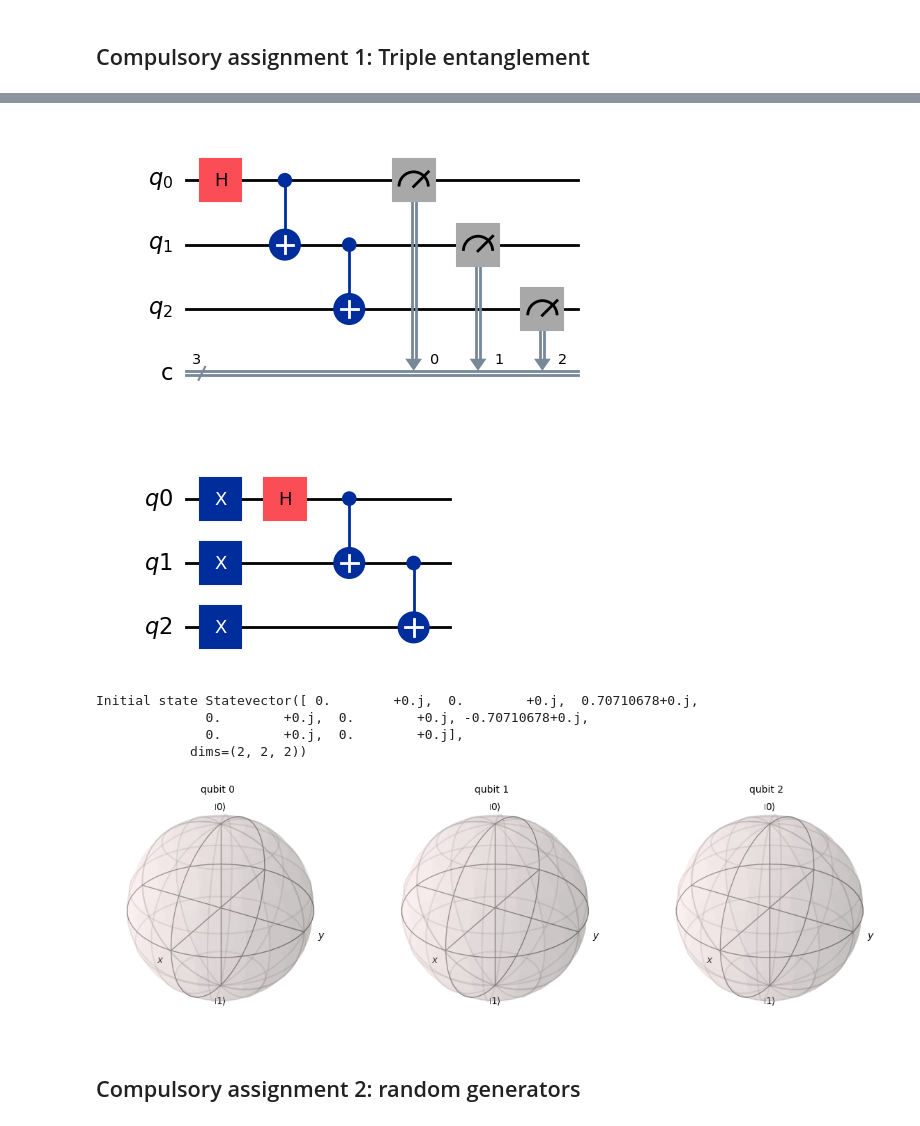
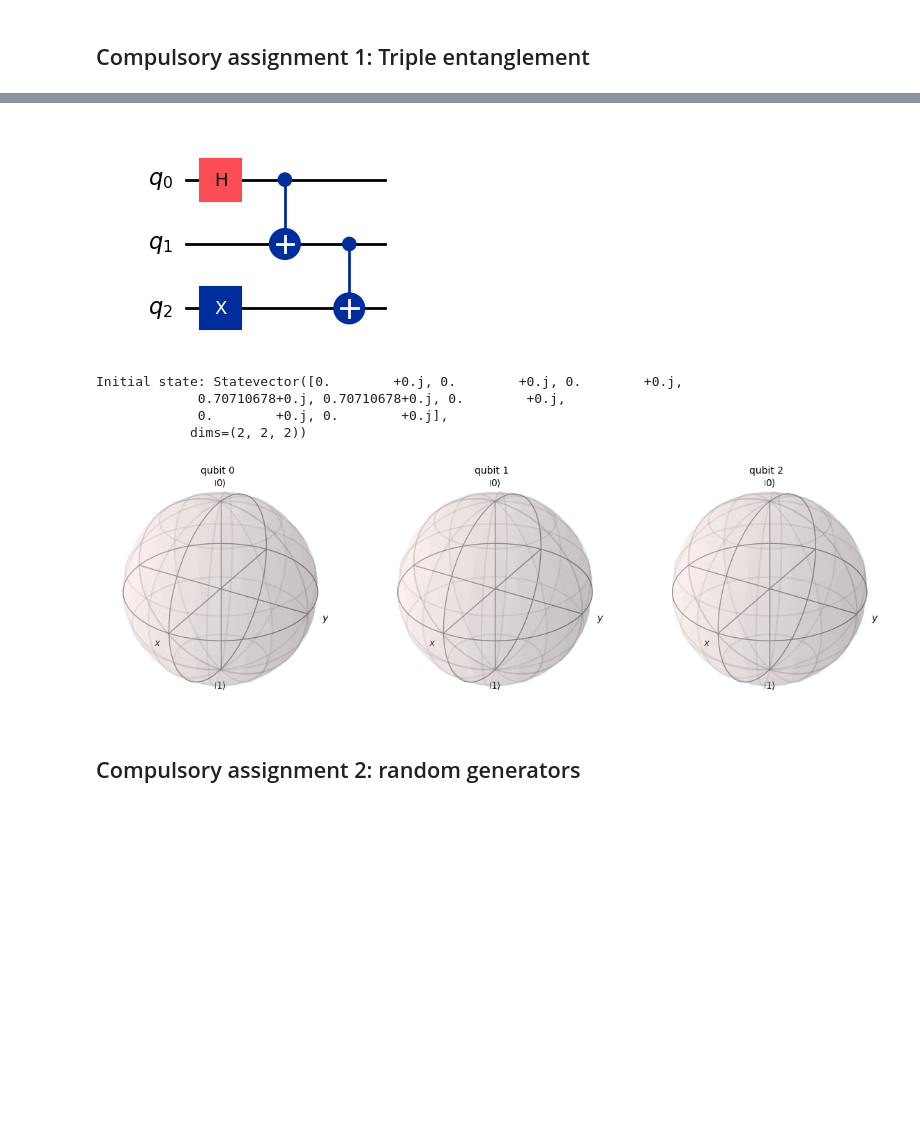
Before and after one commit to RafaDom02/PDGE, a Jupyter notebook: Practica 3/computacion_cuantica.ipynb, the cells around one changed output, grey strips where cells are left out. Saved outputs shown, nothing was run; the diff lists cells and outputs as text; code cells hidden in the pictures; blank space fills up the shorter version.

```diff
--- a/Practica 3/computacion_cuantica.ipynb
+++ b/Practica 3/computacion_cuantica.ipynb
@@ -65,34 +141,25 @@ Quiskit version: 1.2.4
 # %%
-# Circuit scheme
-circuit = QuantumCircuit(3,3)
+# Circuit initial state: 001
+
+circuit = QuantumCircuit(3, name="circuit")
+
+circuit.x(2)
+
 circuit.h(0)
 circuit.cx(0, 1)
 circuit.cx(1, 2)
-circuit.measure(range(3), range(3))
+
 display(circuit.draw(output="mpl"))
+
+state = Statevector.from_instruction(circuit)
+print("Initial state:", state)
+
+# Graficar el estado en la esfera de Bloch
+display(plot_bloch_multivector(state))
 # %% [output]
-[figure, old version]
+[figure, new version]
+Initial state: Statevector([0.        +0.j, 0.        +0.j, 0.        +0.j,
+             0.70710678+0.j, 0.70710678+0.j, 0.        +0.j,
+             0.        +0.j, 0.        +0.j],
+            dims=(2, 2, 2))
+[figure, added]
-# %%
-# Circuit initial state: 000
-q0 = QuantumRegister(1, "q0")
-q1 = QuantumRegister(1, "q1")
-q2 = QuantumRegister(1, "q2")
-circuit = QuantumCircuit(q0, q1, q2)
-circuit.x(0)
-circuit.x(1)
-circuit.x(2)
-circuit.h(0)
-circuit.cx(0, 1)
-circuit.cx(1, 2)
-display(circuit.draw(output="mpl"))
-
-state = Statevector(circuit)
-print("Initial state", state)
-display(plot_bloch_multivector(state))
-# %% [output]
-[figure, removed]
-Initial state Statevector([ 0.        +0.j,  0.        +0.j,  0.70710678+0.j,
-              0.        +0.j,  0.        +0.j, -0.70710678+0.j,
-              0.        +0.j,  0.        +0.j],
-            dims=(2, 2, 2))
-[figure, removed]
```
Also changed, not shown: parts of 14 cells of this notebook.
